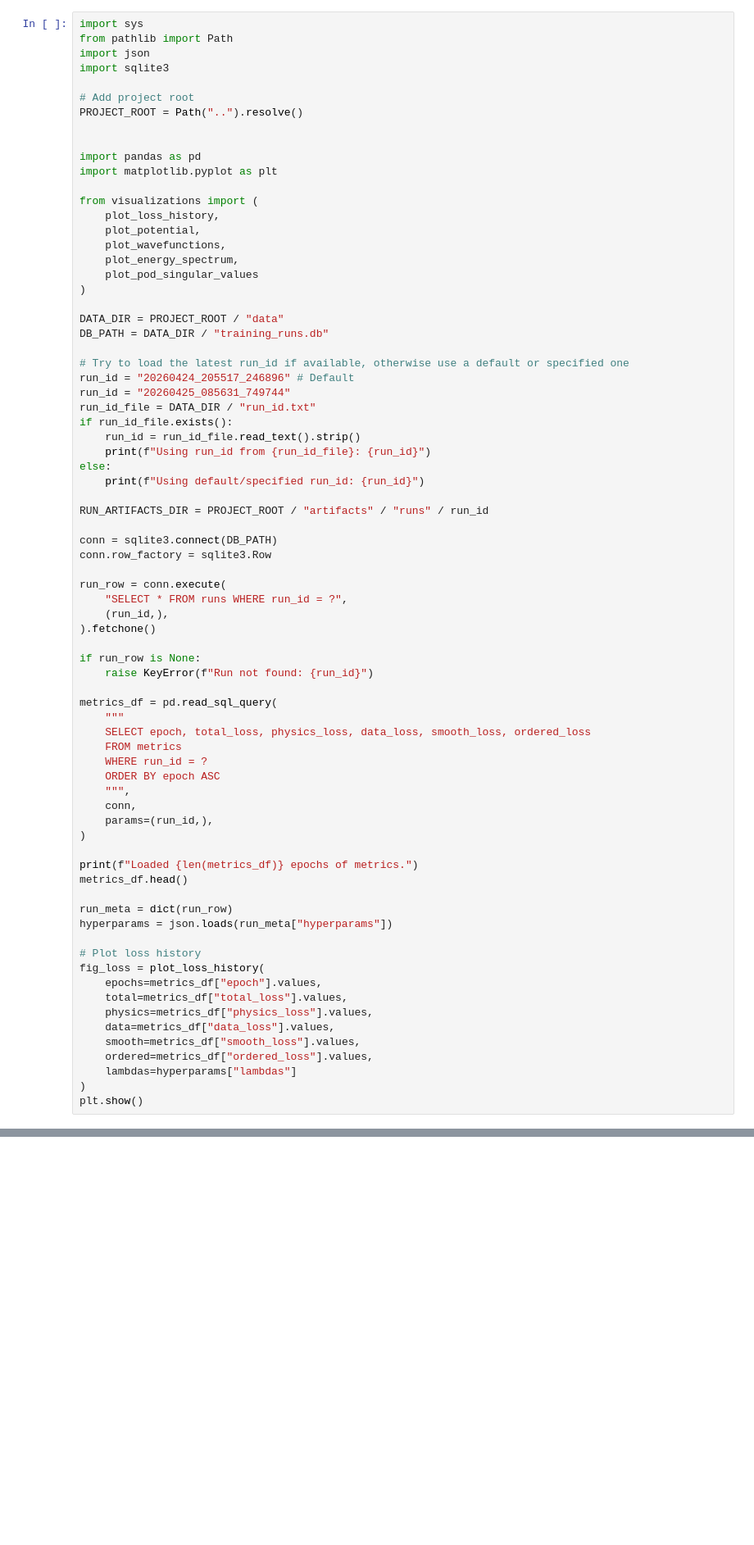
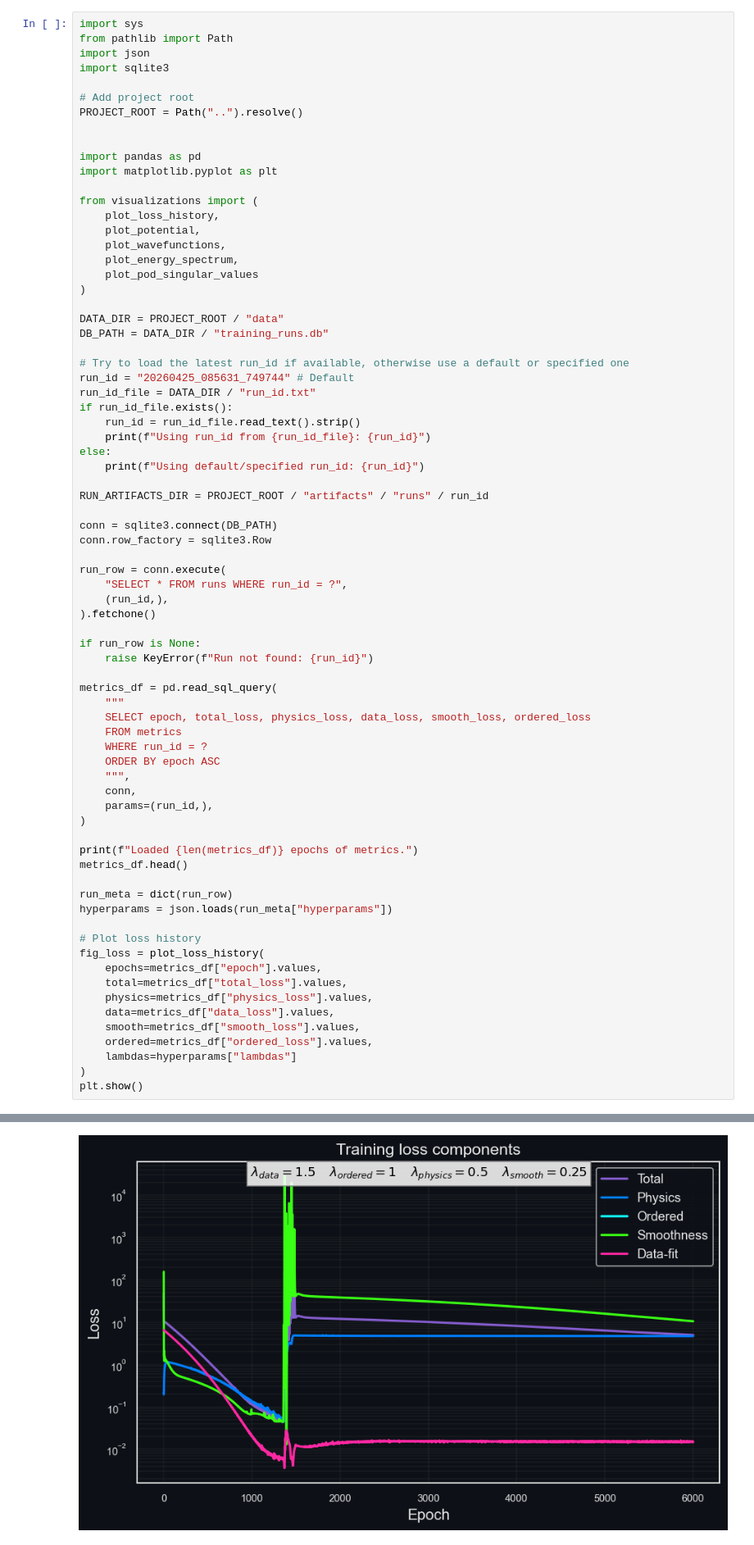
Before and after one commit to Scriber-Labs/lf-pinn-inverse-schrodinger, a Jupyter notebook: notebooks/load_run_analysis.ipynb, the cells around one changed output, grey strips where cells are left out. Shown at 82% size. Drawn from its saved outputs; the diff is of its cells as text; blank space fills up the shorter version.

```diff
--- a/notebooks/load_run_analysis.ipynb
+++ b/notebooks/load_run_analysis.ipynb
@@ -23,8 +23,7 @@ DATA_DIR = PROJECT_ROOT / "data"
 DB_PATH = DATA_DIR / "training_runs.db"
 
 # Try to load the latest run_id if available, otherwise use a default or specified one
-run_id = "20260424_205517_246896" # Default
-run_id = "20260425_085631_749744"
+run_id = "20260425_085631_749744" # Default
 run_id_file = DATA_DIR / "run_id.txt"
 if run_id_file.exists():
     run_id = run_id_file.read_text().strip()
@@ -73,3 +72,4 @@ fig_loss = plot_loss_history(
     lambdas=hyperparams["lambdas"]
 )
 plt.show()
+# %% [output]
@@ -75,0 +78 @@ plt.show()
+[figure, added]
```
Also changed, not shown: parts of 4 cells of this notebook, 1 other file.
